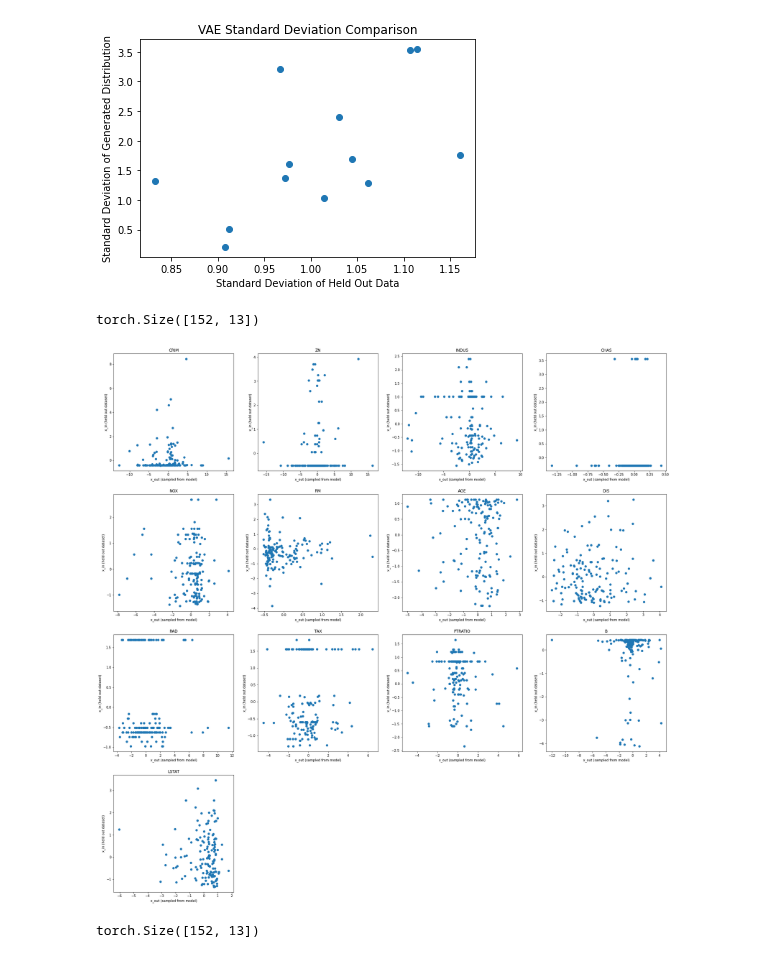
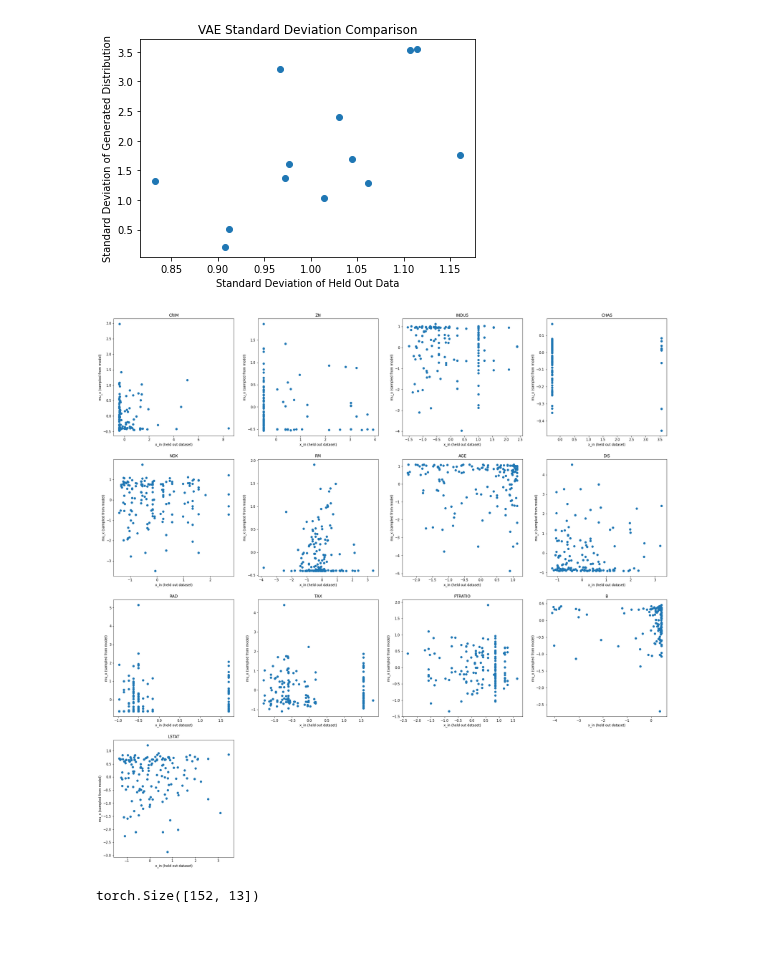
Before and after one commit to sunyunlee/cgan-cvae-tut, a Jupyter notebook: cVAE/cvae.ipynb, the cells around one changed output. Cells and saved outputs as stored; diff of their text form; code cells hidden in the pictures.

```diff
--- a/cVAE/cvae.ipynb
+++ b/cVAE/cvae.ipynb
@@ -342,33 +342,29 @@ Text(0, 0.5, 'Standard Deviation of Generated Distribution')
 #     axs[i].scatter([x_test[:,i], x_samples[:,i]], color=['red','green'])
 #     axs[i].legend(["data", "sample"])
 # plt.show()
-# %%
-X_test.shape
-# %% [output]
-torch.Size([152, 13])
 # %%
-x_test = X_test.numpy()
-x_samples = x_samples.detach().numpy()
+x_test = X_test.detach().numpy()
+mu_x = mu_x.detach().numpy()
 figs, axs = plt.subplots(4, 4, figsize=(30, 30))
 count = 0
 for i in range(4):
     for j in range(4):
         if i*4+j >= 13:
             break
-        axs[i, j].scatter(x_samples[:,i*4+j], x_test[:,i*4+j])
+        axs[i, j].scatter(x_test[:,i*4+j], mu_x[:,i*4+j])
         axs[i, j].set_title(bos.feature_names[i*4+j])
-        axs[i, j].set_xlabel("x_out (sampled from model)")
-        axs[i, j].set_ylabel("x_in (held out dataset)")
+        axs[i, j].set_ylabel("mu_x (sampled from model)")
+        axs[i, j].set_xlabel("x_in (held out dataset)")
     if i*4+j >= 13:
         break
 
 plt.delaxes(ax= axs[3,1])
 plt.delaxes(ax= axs[3,2])
 plt.delaxes(ax= axs[3,3])
 
 plt.show()
 # %% [output]
-[figure, old version]
+[figure, new version]
 # %%
 X_test.shape
 # %% [output]
```
Also changed, not shown: parts of 2 cells of this notebook.
